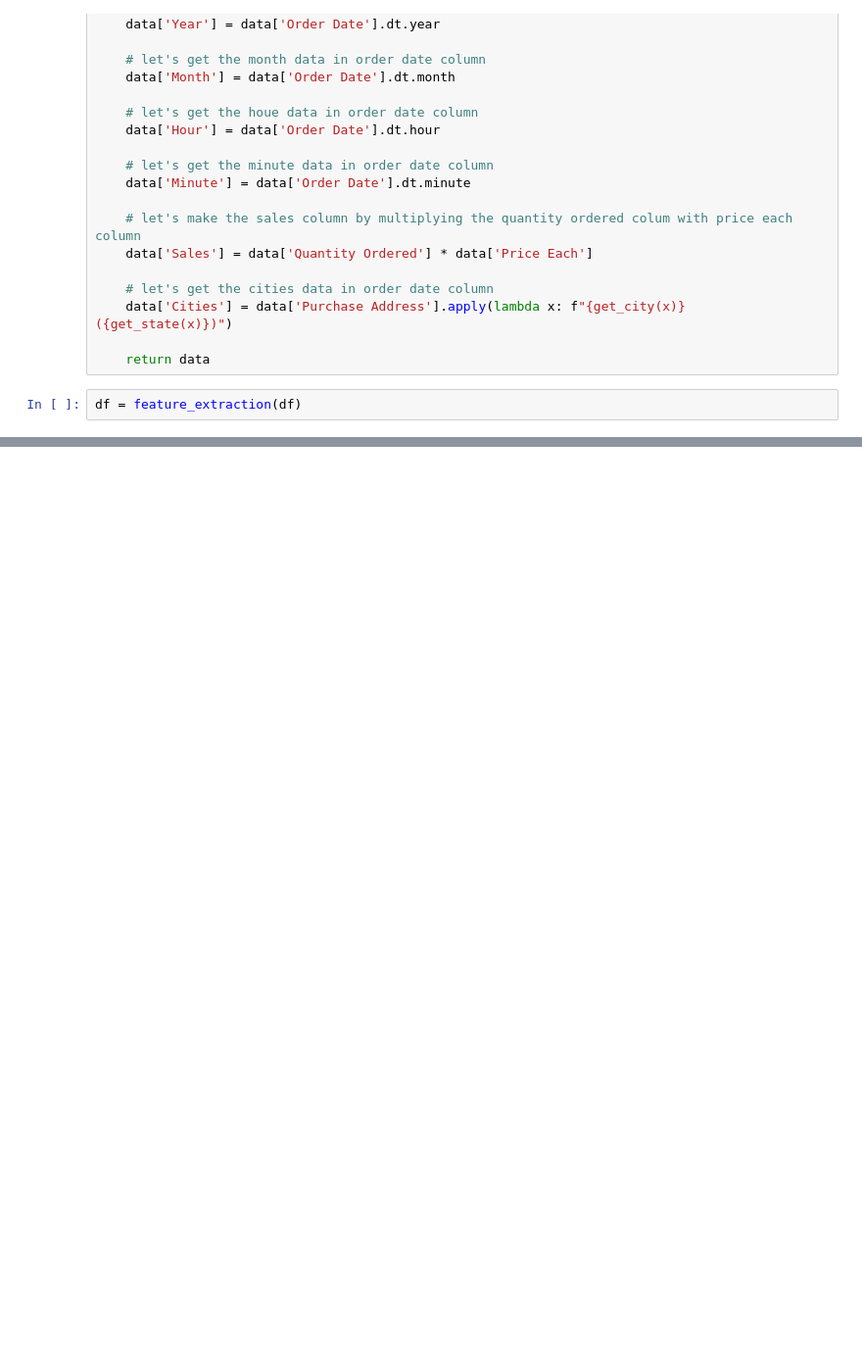
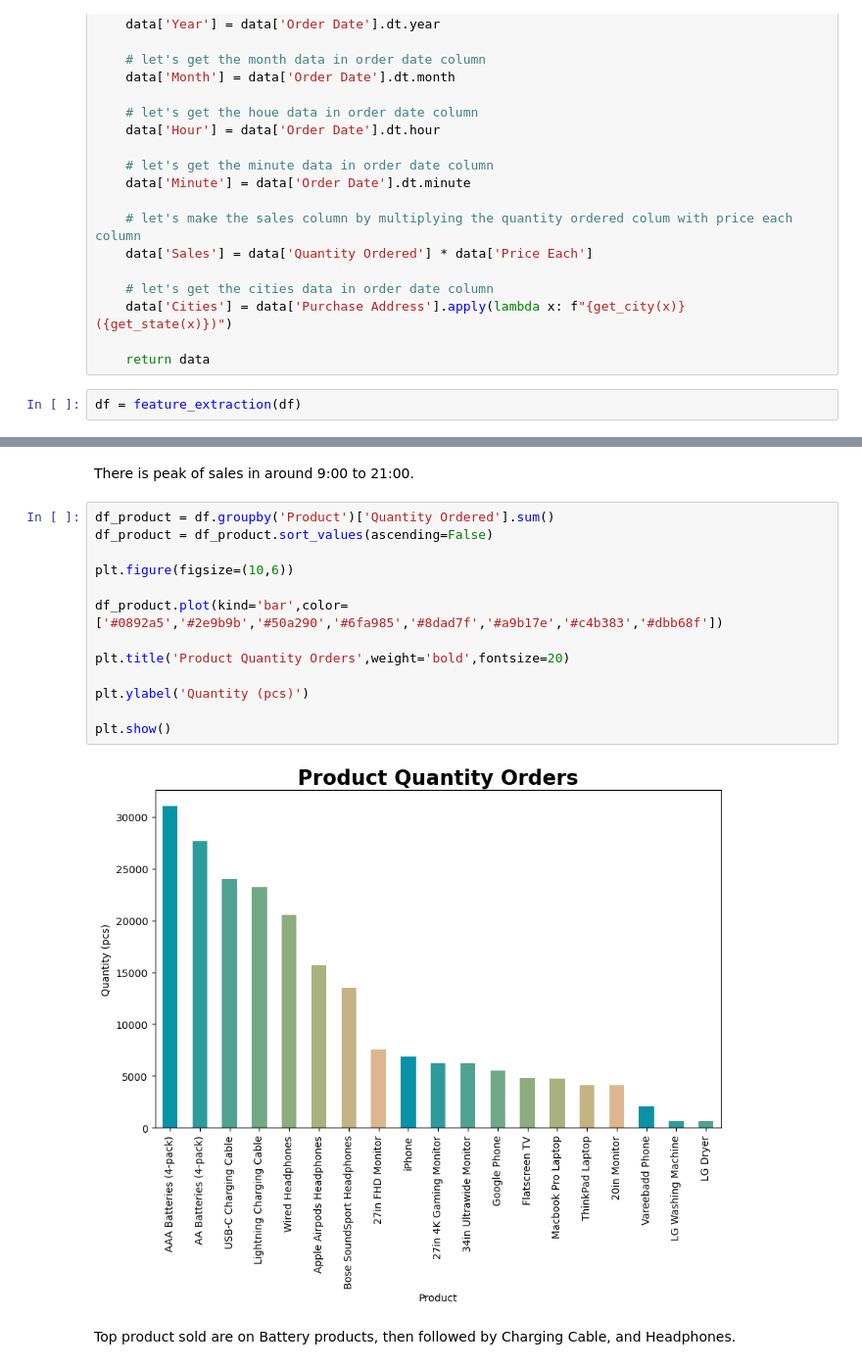
Before and after one commit to hmtalha786/Movie-Recommendation-System, a Jupyter notebook: Code.ipynb, the cells around one changed output, grey strips where cells are left out. Shown: that part at 98% size. Drawn from its saved outputs; the diff is of its cells as text; blank space fills up the shorter version.

```diff
--- a/Code.ipynb
+++ b/Code.ipynb
@@ -371,0 +370,19 @@ There is peak of sales in around 9:00 to 21:00.
+# %% [markdown]
+There is peak of sales in around 9:00 to 21:00.
+# %%
+df_product = df.groupby('Product')['Quantity Ordered'].sum()
+df_product = df_product.sort_values(ascending=False)
+
+plt.figure(figsize=(10,6))
+
+df_product.plot(kind='bar',color=['#0892a5','#2e9b9b','#50a290','#6fa985','#8dad7f','#a9b17e','#c4b383','#dbb68f'])
+
+plt.title('Product Quantity Orders',weight='bold',fontsize=20)
+
+plt.ylabel('Quantity (pcs)')
+
+plt.show()
+# %% [output]
+[figure, added]
+# %% [markdown]
+Top product sold are on Battery products, then followed by Charging Cable, and Headphones.
```
Also changed, not shown: parts of 52 cells of this notebook.
